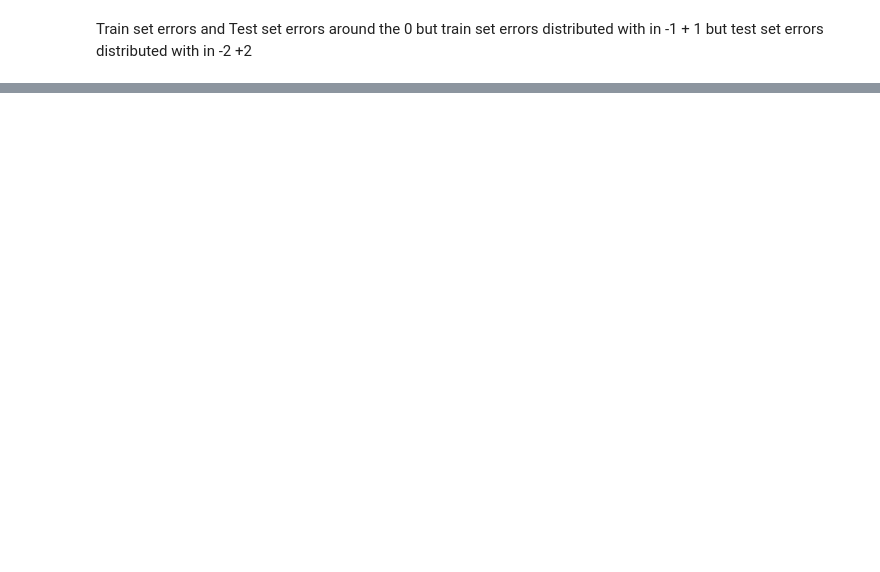
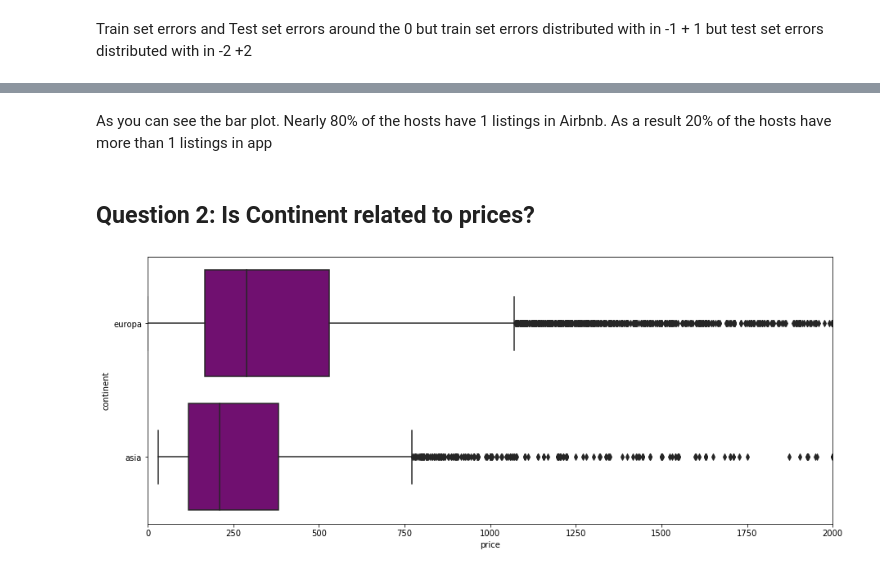
Before and after one commit to abduygur/AirBnB-Istanbul-Price-Prediction, a Jupyter notebook: Airbnb Istanbul.ipynb, the cells around one changed output, grey strips where cells are left out. Cells and saved outputs as stored; diff of their text form; code cells hidden in the pictures; blank space fills up the shorter version.

```diff
--- a/Airbnb Istanbul.ipynb
+++ b/Airbnb Istanbul.ipynb
@@ -719,6 +755,8 @@ df_model.head()
 | 2 | 28318 | 2020-10-28 | 121721 | https://www.airbnb.com/users/show... | 0.0 | 0 | 1.0 | ... |
 | 3 | 29241 | 2020-10-28 | 125742 | https://www.airbnb.com/users/show... | 0.0 | 0 | 1.0 | ... |
 | 4 | 30697 | 2020-10-27 | 132137 | https://www.airbnb.com/users/show... | 0.0 | 0 | 1.0 | ... |
+# %%
+df_graph = df_model.copy()
 # %%
 fig, ax = plt.subplots(5,1,figsize = (10,20))
 
@@ -950,0 +1028,10 @@ plt.xticks(rotation = 90);
+# %% [markdown]
+As you can see the bar plot. Nearly 80% of the hosts have 1 listings in Airbnb. As a result 20% of the hosts have more than 1 listings in app
+# %% [markdown]
+## Question 2: Is Continent related to prices?
+# %%
+plt.figure(figsize = (15,6))
+sns.boxplot(x = 'price', y = 'continent', data = df_graph, color = 'purple')
+plt.xlim(0,2000);
+# %% [output]
+[figure, added]
```
Also changed, not shown: parts of 66 cells of this notebook, 2 other files.
